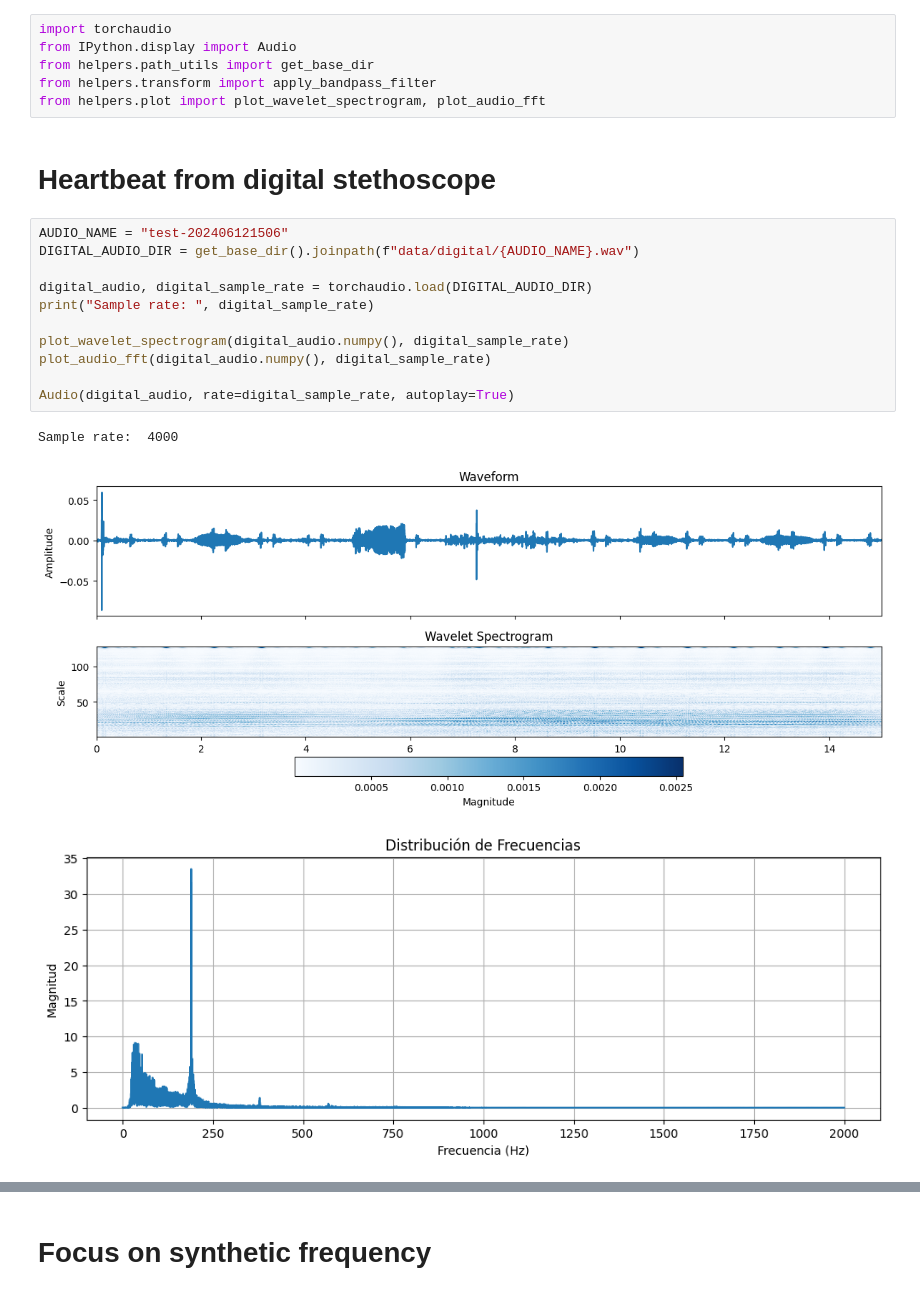
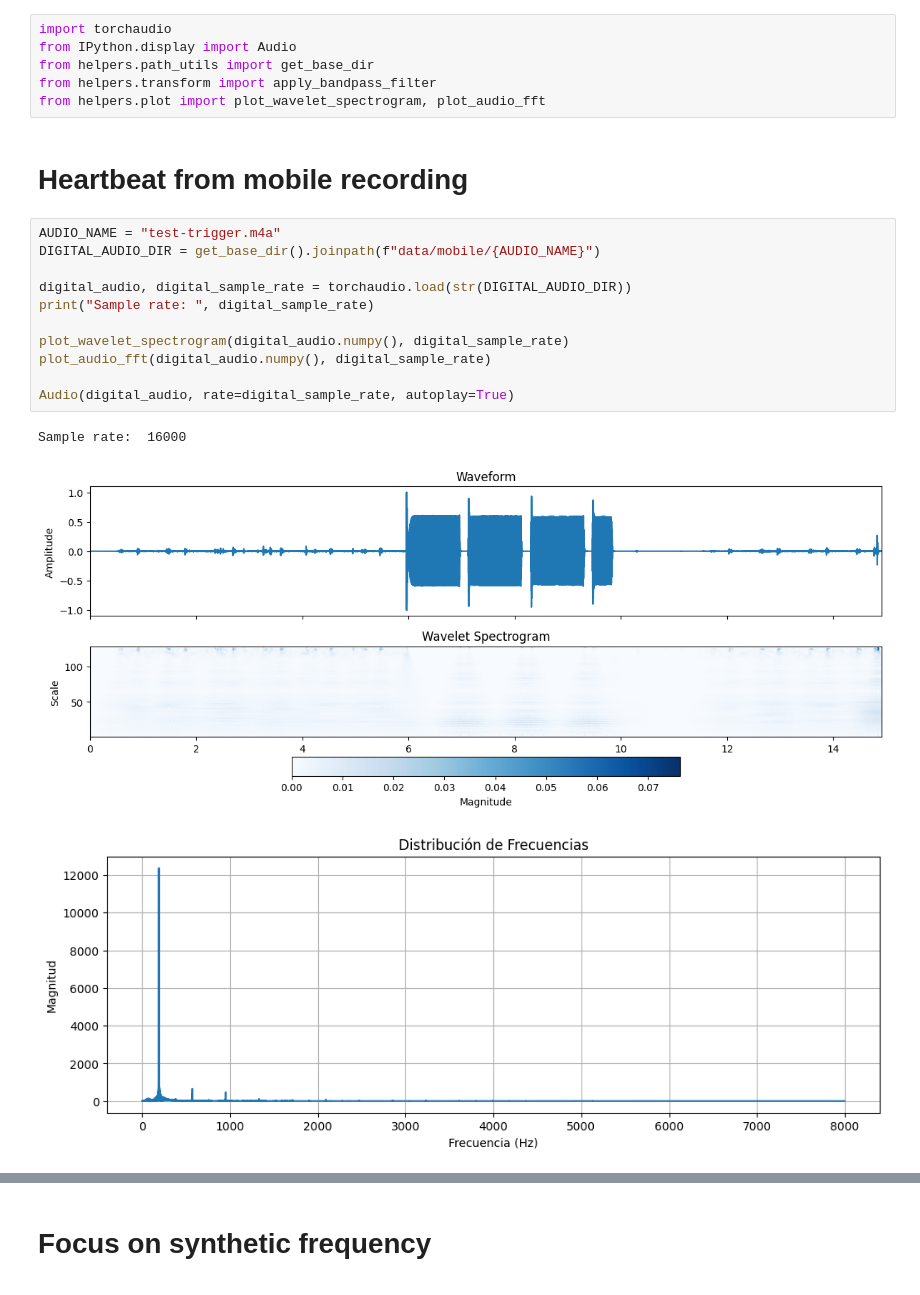
Before and after one commit to Afroefras/coratech, a Jupyter notebook: notebooks/trigger_notification.ipynb, the cells around one changed output, grey strips where cells are left out. Cells and saved outputs as stored; diff of their text form.

```diff
--- a/notebooks/trigger_notification.ipynb
+++ b/notebooks/trigger_notification.ipynb
@@ -7,22 +7,22 @@ from helpers.path_utils import get_base_dir
 from helpers.transform import apply_bandpass_filter
 from helpers.plot import plot_wavelet_spectrogram, plot_audio_fft
 # %% [markdown]
-# Heartbeat from digital stethoscope
+# Heartbeat from mobile recording
 # %%
-AUDIO_NAME = "test-202406121506"
-DIGITAL_AUDIO_DIR = get_base_dir().joinpath(f"data/digital/{AUDIO_NAME}.wav")
+AUDIO_NAME = "test-trigger.m4a"
+DIGITAL_AUDIO_DIR = get_base_dir().joinpath(f"data/mobile/{AUDIO_NAME}")
 
-digital_audio, digital_sample_rate = torchaudio.load(DIGITAL_AUDIO_DIR)
+digital_audio, digital_sample_rate = torchaudio.load(str(DIGITAL_AUDIO_DIR))
 print("Sample rate: ", digital_sample_rate)
 
 plot_wavelet_spectrogram(digital_audio.numpy(), digital_sample_rate)
 plot_audio_fft(digital_audio.numpy(), digital_sample_rate)
 
 Audio(digital_audio, rate=digital_sample_rate, autoplay=True)
 # %% [output]
-Sample rate:  4000
+Sample rate:  16000
-[figure, old version]
+[figure, new version]
-[figure, old version]
+[figure, new version]
 [interactive output not drawn]
 # %% [markdown]
 # Focus on synthetic frequency
```
Also changed, not shown: parts of 3 cells of this notebook, 2 other files.
